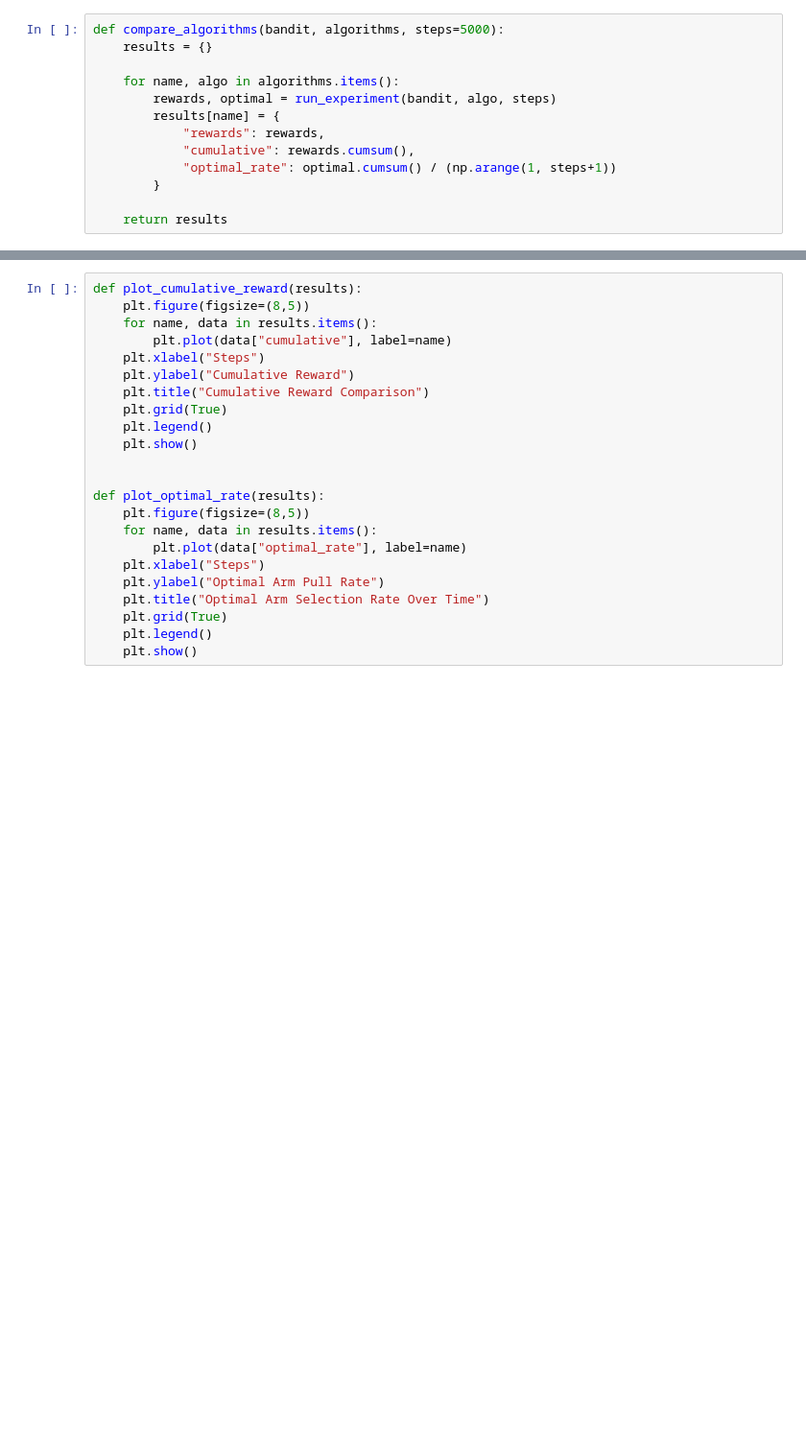
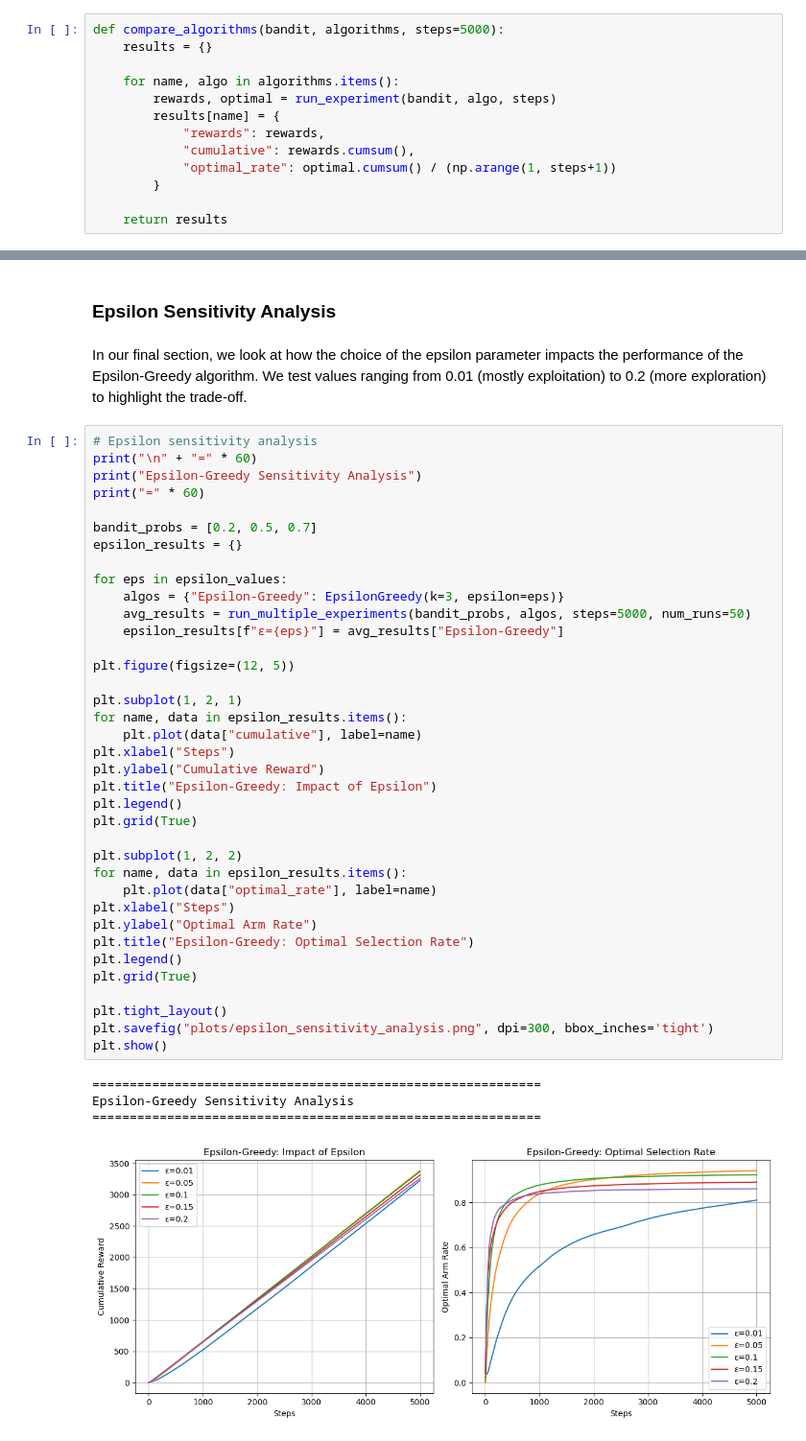
Before and after one commit to nicolasreichardt/stochastic-bandit-algorithms, a Jupyter notebook: bandit_algorithms.ipynb, the cells around one changed output, grey strips where cells are left out. Shown at 96% size. Drawn from its saved outputs; the diff is of its cells as text; blank space fills up the shorter version.

Commit message:
Add experiments, evaluation and plots

```diff
--- a/bandit_algorithms.ipynb
+++ b/bandit_algorithms.ipynb
@@ -40,23 +201,46 @@ def compare_algorithms(bandit, algorithms, steps=5000):
+# %% [markdown]
+### Epsilon Sensitivity Analysis
+# %% [markdown]
+In our final section, we look at how the choice of the epsilon parameter impacts the performance of the Epsilon-Greedy algorithm. We test values ranging from 0.01 (mostly exploitation) to 0.2 (more exploration) to highlight the trade-off.
 # %%
-def plot_cumulative_reward(results):
-    plt.figure(figsize=(8,5))
-    for name, data in results.items():
-        plt.plot(data["cumulative"], label=name)
-    plt.xlabel("Steps")
-    plt.ylabel("Cumulative Reward")
-    plt.title("Cumulative Reward Comparison")
-    plt.grid(True)
-    plt.legend()
-    plt.show()
+# Epsilon sensitivity analysis
+print("\n" + "=" * 60)
+print("Epsilon-Greedy Sensitivity Analysis")
+print("=" * 60)
 
+bandit_probs = [0.2, 0.5, 0.7]
+epsilon_results = {}
 
-def plot_optimal_rate(results):
-    plt.figure(figsize=(8,5))
-    for name, data in results.items():
-        plt.plot(data["optimal_rate"], label=name)
-    plt.xlabel("Steps")
-    plt.ylabel("Optimal Arm Pull Rate")
-    plt.title("Optimal Arm Selection Rate Over Time")
-    plt.grid(True)
-    plt.legend()
-    plt.show()
+for eps in epsilon_values:
+    algos = {"Epsilon-Greedy": EpsilonGreedy(k=3, epsilon=eps)}
+    avg_results = run_multiple_experiments(bandit_probs, algos, steps=5000, num_runs=50)
+    epsilon_results[f"ε={eps}"] = avg_results["Epsilon-Greedy"]
+
+plt.figure(figsize=(12, 5))
+
+plt.subplot(1, 2, 1)
+for name, data in epsilon_results.items():
+    plt.plot(data["cumulative"], label=name)
+plt.xlabel("Steps")
+plt.ylabel("Cumulative Reward")
+plt.title("Epsilon-Greedy: Impact of Epsilon")
+plt.legend()
+plt.grid(True)
+
+plt.subplot(1, 2, 2)
+for name, data in epsilon_results.items():
+    plt.plot(data["optimal_rate"], label=name)
+plt.xlabel("Steps")
+plt.ylabel("Optimal Arm Rate")
+plt.title("Epsilon-Greedy: Optimal Selection Rate")
+plt.legend()
+plt.grid(True)
+
+plt.tight_layout()
+plt.savefig("plots/epsilon_sensitivity_analysis.png", dpi=300, bbox_inches='tight')
+plt.show()
+# %% [output]
+============================================================
+Epsilon-Greedy Sensitivity Analysis
+============================================================
+[figure, added]
```
Also changed, not shown: parts of 15 cells of this notebook, 5 other files.
